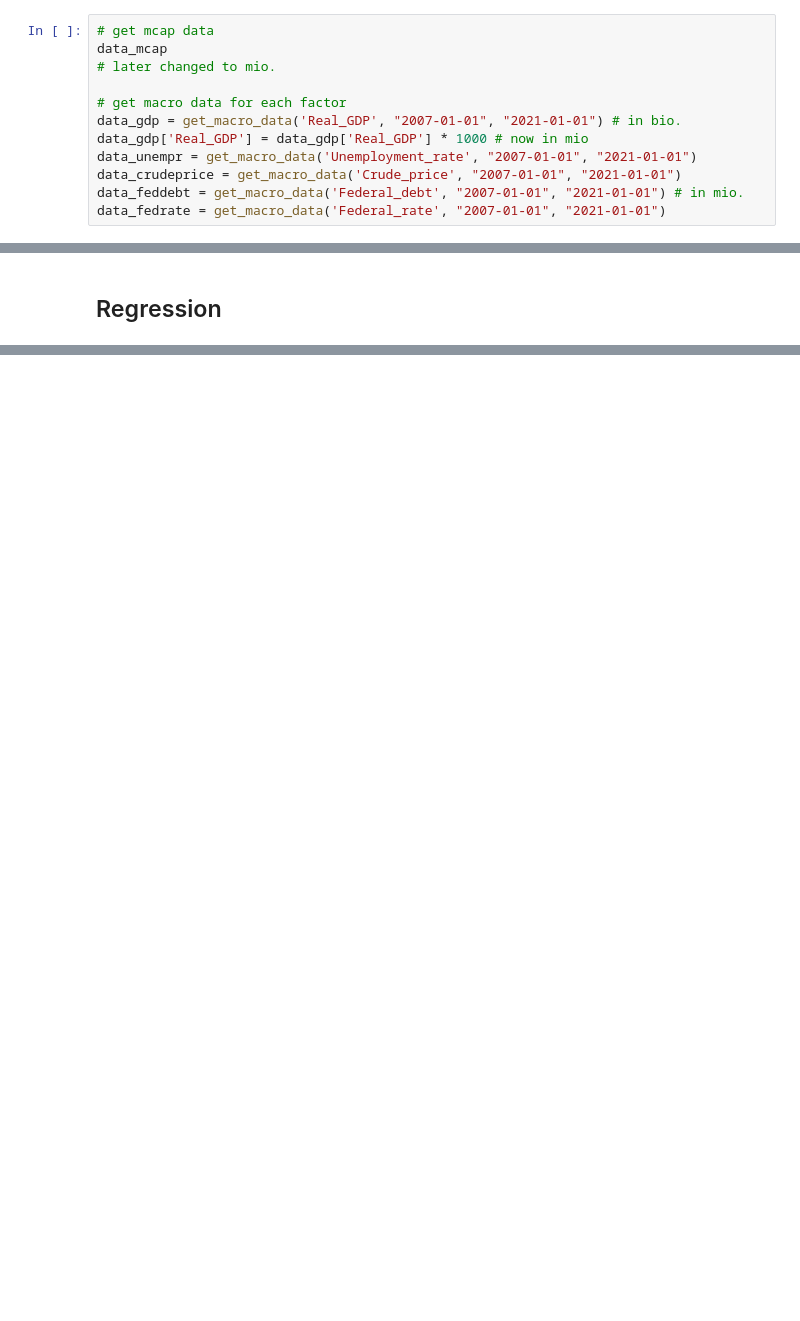
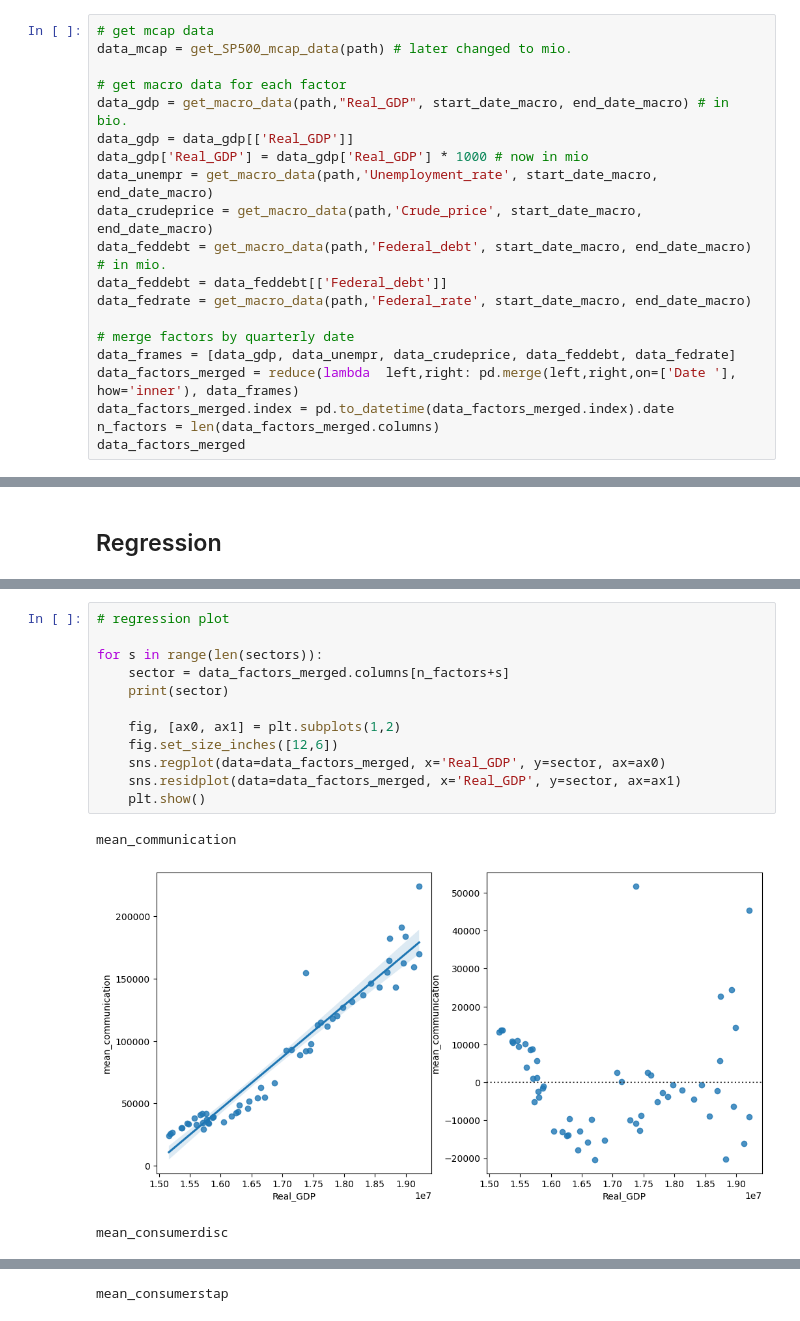
Before and after one commit to lorenvtvss/Digital_Tools_for_Finance, a Jupyter notebook: notebooks/main.ipynb, the cells around one changed output, grey strips where cells are left out. Saved outputs shown, nothing was run; the diff lists cells and outputs as text; blank space fills up the shorter version.

Commit message:
downstream fct., database and plots created

```diff
--- a/notebooks/main.ipynb
+++ b/notebooks/main.ipynb
@@ -42,12 +68,20 @@ ModuleNotFoundError: No module named 'Digital_Tools_for_Finance'
 # %%
 # get mcap data
-data_mcap
-# later changed to mio.
+data_mcap = get_SP500_mcap_data(path) # later changed to mio.
 
 # get macro data for each factor
-data_gdp = get_macro_data('Real_GDP', "2007-01-01", "2021-01-01") # in bio.
+data_gdp = get_macro_data(path,"Real_GDP", start_date_macro, end_date_macro) # in bio.
+data_gdp = data_gdp[['Real_GDP']]
 data_gdp['Real_GDP'] = data_gdp['Real_GDP'] * 1000 # now in mio
-data_unempr = get_macro_data('Unemployment_rate', "2007-01-01", "2021-01-01")
-data_crudeprice = get_macro_data('Crude_price', "2007-01-01", "2021-01-01")
-data_feddebt = get_macro_data('Federal_debt', "2007-01-01", "2021-01-01") # in mio.
-data_fedrate = get_macro_data('Federal_rate', "2007-01-01", "2021-01-01")
+data_unempr = get_macro_data(path,'Unemployment_rate', start_date_macro, end_date_macro)
+data_crudeprice = get_macro_data(path,'Crude_price', start_date_macro, end_date_macro)
+data_feddebt = get_macro_data(path,'Federal_debt', start_date_macro, end_date_macro) # in mio.
+data_feddebt = data_feddebt[['Federal_debt']]
+data_fedrate = get_macro_data(path,'Federal_rate', start_date_macro, end_date_macro)
+
+# merge factors by quarterly date
+data_frames = [data_gdp, data_unempr, data_crudeprice, data_feddebt, data_fedrate]
+data_factors_merged = reduce(lambda  left,right: pd.merge(left,right,on=['Date '], how='inner'), data_frames)
+data_factors_merged.index = pd.to_datetime(data_factors_merged.index).date
+n_factors = len(data_factors_merged.columns)
+data_factors_merged
@@ -282,0 +417,16 @@ Standard errors in parentheses.
+# %%
+# regression plot
+
+for s in range(len(sectors)):
+    sector = data_factors_merged.columns[n_factors+s]
+    print(sector)
+
+    fig, [ax0, ax1] = plt.subplots(1,2)
+    fig.set_size_inches([12,6])
+    sns.regplot(data=data_factors_merged, x='Real_GDP', y=sector, ax=ax0)
+    sns.residplot(data=data_factors_merged, x='Real_GDP', y=sector, ax=ax1)
+    plt.show()
+# %% [output]
+mean_communication
+[figure, added]
+mean_consumerdisc
@@ -282,0 +434 @@ Standard errors in parentheses.
+mean_consumerstap
```
Also changed, not shown: parts of 16 cells of this notebook, 1 other file.
